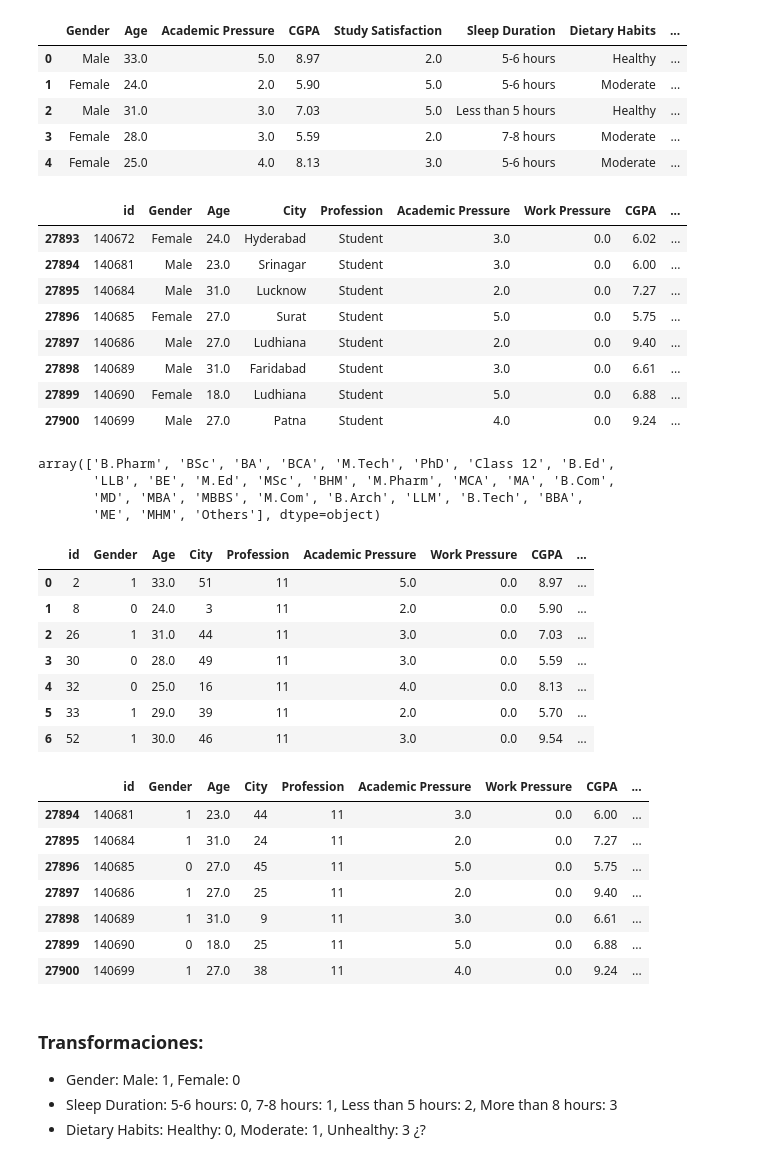
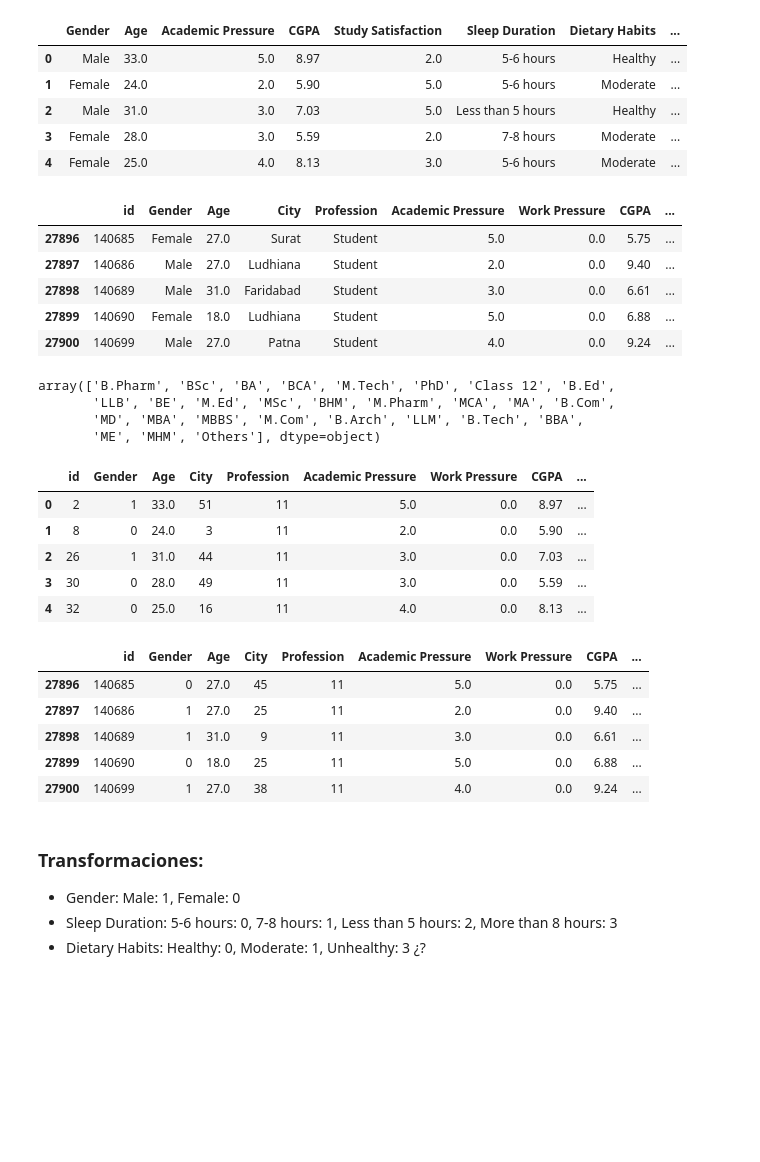
Before and after one commit to Nuria322/ML_student_depression, a Jupyter notebook: notebooks/2_ Limpieda_procesado_definitivo.ipynb, the cells around one changed output. Cells and saved outputs as stored; diff of their text form; code cells hidden in the pictures; blank space fills up the shorter version.

```diff
--- a/notebooks/2_ Limpieda_procesado_datos_2 copy.ipynb
+++ b/notebooks/2_ Limpieda_procesado_definitivo.ipynb
@@ -56,12 +56,9 @@ df.head()
 | 3 | Female | 28.0 | 3.0 | 5.59 | 2.0 | 7-8 hours | Moderate | ... |
 | 4 | Female | 25.0 | 4.0 | 8.13 | 3.0 | 5-6 hours | Moderate | ... |
 # %%
-df.tail(8)
+df.tail(5)
 # %% [output]
 |  | id | Gender | Age | City | Profession | Academic Pressure | Work Pressure | CGPA | ... |
-| 27893 | 140672 | Female | 24.0 | Hyderabad | Student | 3.0 | 0.0 | 6.02 | ... |
-| 27894 | 140681 | Male | 23.0 | Srinagar | Student | 3.0 | 0.0 | 6.00 | ... |
-| 27895 | 140684 | Male | 31.0 | Lucknow | Student | 2.0 | 0.0 | 7.27 | ... |
 | 27896 | 140685 | Female | 27.0 | Surat | Student | 5.0 | 0.0 | 5.75 | ... |
 | 27897 | 140686 | Male | 27.0 | Ludhiana | Student | 2.0 | 0.0 | 9.40 | ... |
 | 27898 | 140689 | Male | 31.0 | Faridabad | Student | 3.0 | 0.0 | 6.61 | ... |
@@ -85,7 +82,7 @@ for column in df.columns:
 for column in df_categorical:
     df[column] = encode.fit_transform(df[column])
 # %%
-df.head(7)
+df.head()
 # %% [output]
 |  | id | Gender | Age | City | Profession | Academic Pressure | Work Pressure | CGPA | ... |
 | 0 | 2 | 1 | 33.0 | 51 | 11 | 5.0 | 0.0 | 8.97 | ... |
@@ -93,14 +90,10 @@ df.head(7)
 | 2 | 26 | 1 | 31.0 | 44 | 11 | 3.0 | 0.0 | 7.03 | ... |
 | 3 | 30 | 0 | 28.0 | 49 | 11 | 3.0 | 0.0 | 5.59 | ... |
 | 4 | 32 | 0 | 25.0 | 16 | 11 | 4.0 | 0.0 | 8.13 | ... |
-| 5 | 33 | 1 | 29.0 | 39 | 11 | 2.0 | 0.0 | 5.70 | ... |
-| 6 | 52 | 1 | 30.0 | 46 | 11 | 3.0 | 0.0 | 9.54 | ... |
 # %%
-df.tail(7)
+df.tail()
 # %% [output]
 |  | id | Gender | Age | City | Profession | Academic Pressure | Work Pressure | CGPA | ... |
-| 27894 | 140681 | 1 | 23.0 | 44 | 11 | 3.0 | 0.0 | 6.00 | ... |
-| 27895 | 140684 | 1 | 31.0 | 24 | 11 | 2.0 | 0.0 | 7.27 | ... |
 | 27896 | 140685 | 0 | 27.0 | 45 | 11 | 5.0 | 0.0 | 5.75 | ... |
 | 27897 | 140686 | 1 | 27.0 | 25 | 11 | 2.0 | 0.0 | 9.40 | ... |
 | 27898 | 140689 | 1 | 31.0 | 9 | 11 | 3.0 | 0.0 | 6.61 | ... |
```
Also changed, not shown: parts of 1 cell of this notebook, 3 other files.
